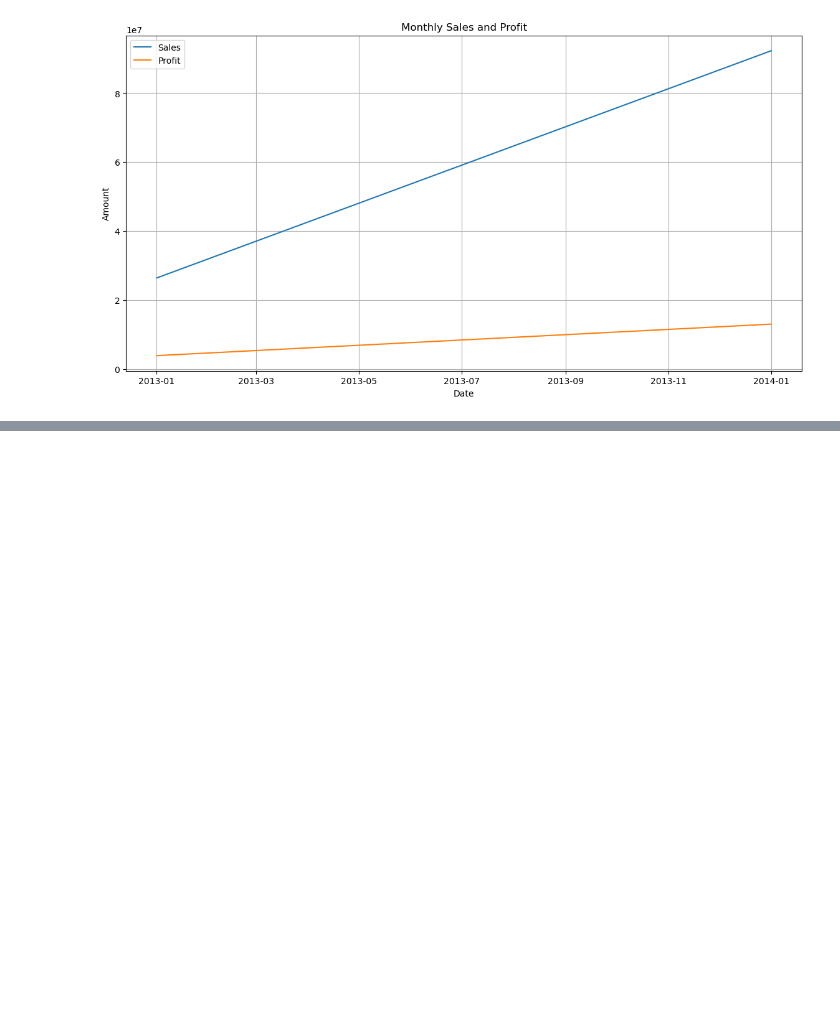
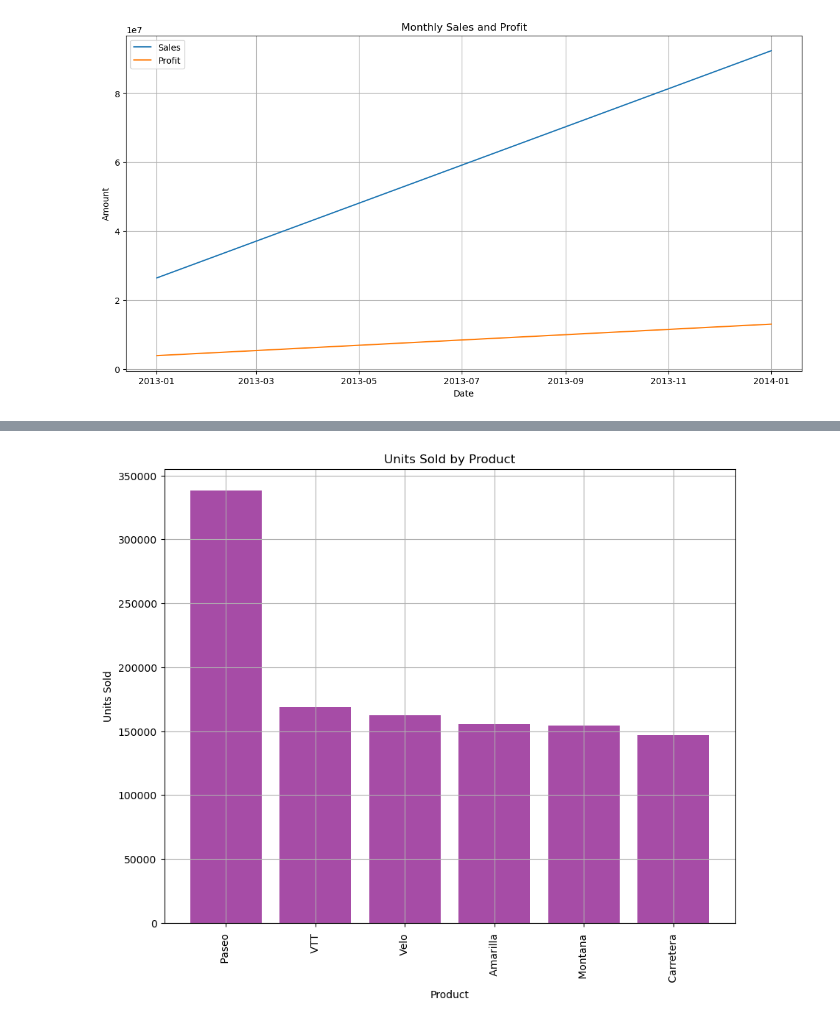
Before and after one commit to raj-rajat/Company-Financials-Dataset, a Jupyter notebook: company-financials-dataset.ipynb, the cells around one changed output, grey strips where cells are left out. Saved outputs shown, nothing was run; the diff lists cells and outputs as text; code cells hidden in the pictures; blank space fills up the shorter version.

```diff
--- a/company-financials-dataset.ipynb
+++ b/company-financials-dataset.ipynb
@@ -260,0 +290,18 @@ plt.show()
+# %%
+# Calculate total 'Units Sold' for each product
+product_units_sold = df.groupby('Product').agg({'Units Sold': 'sum'})
+
+# Sort data by 'Units Sold'
+product_units_sold = product_units_sold.sort_values(by='Units Sold', ascending=False)
+
+# Plot 'Units Sold' by Product
+plt.figure(figsize=(10, 8))
+plt.bar(product_units_sold.index, product_units_sold['Units Sold'], color='purple', alpha=0.7)
+plt.title('Units Sold by Product')
+plt.xlabel('Product')
+plt.ylabel('Units Sold')
+plt.xticks(rotation=90)
+plt.grid()
+plt.show()
+# %% [output]
+[figure, added]
```
Also changed, not shown: parts of 27 cells of this notebook.
